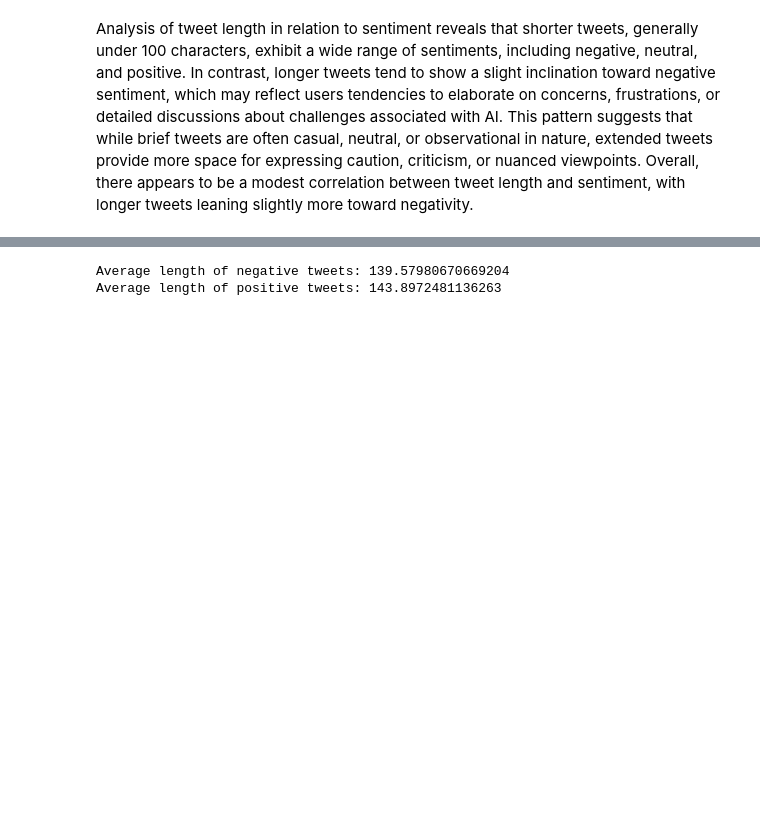
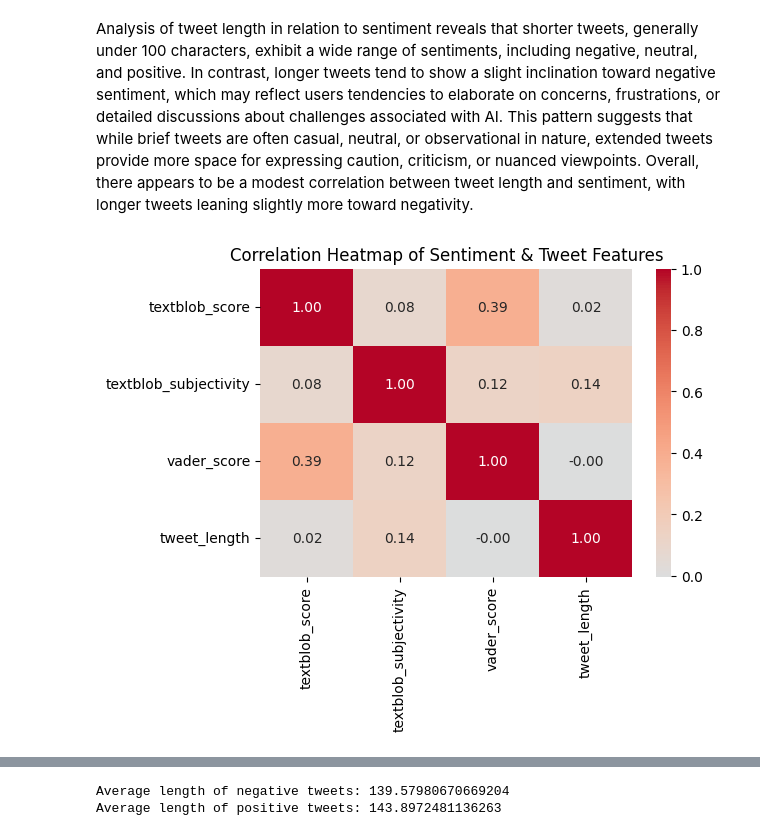
Before and after one commit to sprabhu24/Build-Project---Sakshi-Prabhu, a Jupyter notebook: Build_Project.ipynb, the cells around one changed output, grey strips where cells are left out. Cells and saved outputs as stored; diff of their text form; code cells hidden in the pictures; blank space fills up the shorter version.

```diff
--- a/Build_Project.ipynb
+++ b/Build_Project.ipynb
@@ -179,3 +179,13 @@ plt.show()
 [figure]
 # %% [markdown]
 Analysis of tweet length in relation to sentiment reveals that shorter tweets, generally under 100 characters, exhibit a wide range of sentiments, including negative, neutral, and positive. In contrast, longer tweets tend to show a slight inclination toward negative sentiment, which may reflect users tendencies to elaborate on concerns, frustrations, or detailed discussions about challenges associated with AI. This pattern suggests that while brief tweets are often casual, neutral, or observational in nature, extended tweets provide more space for expressing caution, criticism, or nuanced viewpoints. Overall, there appears to be a modest correlation between tweet length and sentiment, with longer tweets leaning slightly more toward negativity.
+# %%
+# Correlation Heatmap of Sentiment Metrics and Tweet Length
+plt.figure(figsize=(6,4))
+corr = df[['textblob_score', 'textblob_subjectivity', 'vader_score', 'tweet_length']].corr()
+
+sns.heatmap(corr, annot=True, cmap='coolwarm', center=0, fmt=".2f")
+plt.title('Correlation Heatmap of Sentiment & Tweet Features')
+plt.show()
+# %% [output]
+[figure, added]
```
Also changed, not shown: parts of 7 cells of this notebook.
